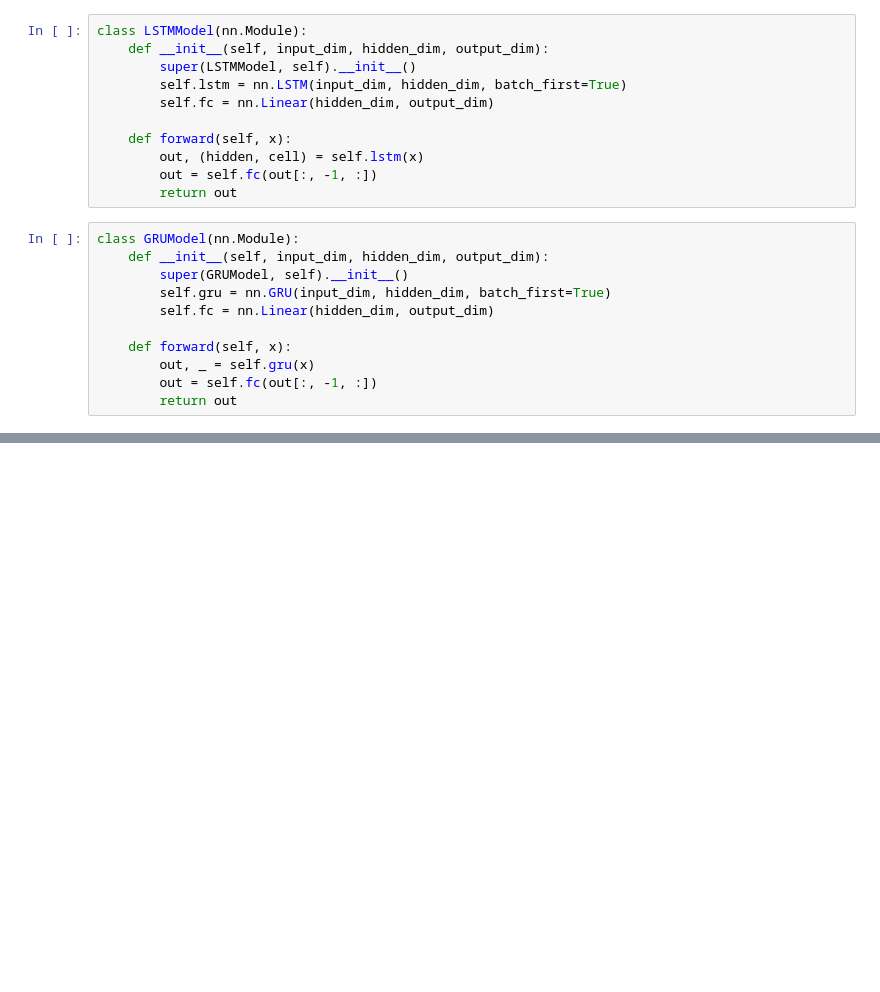
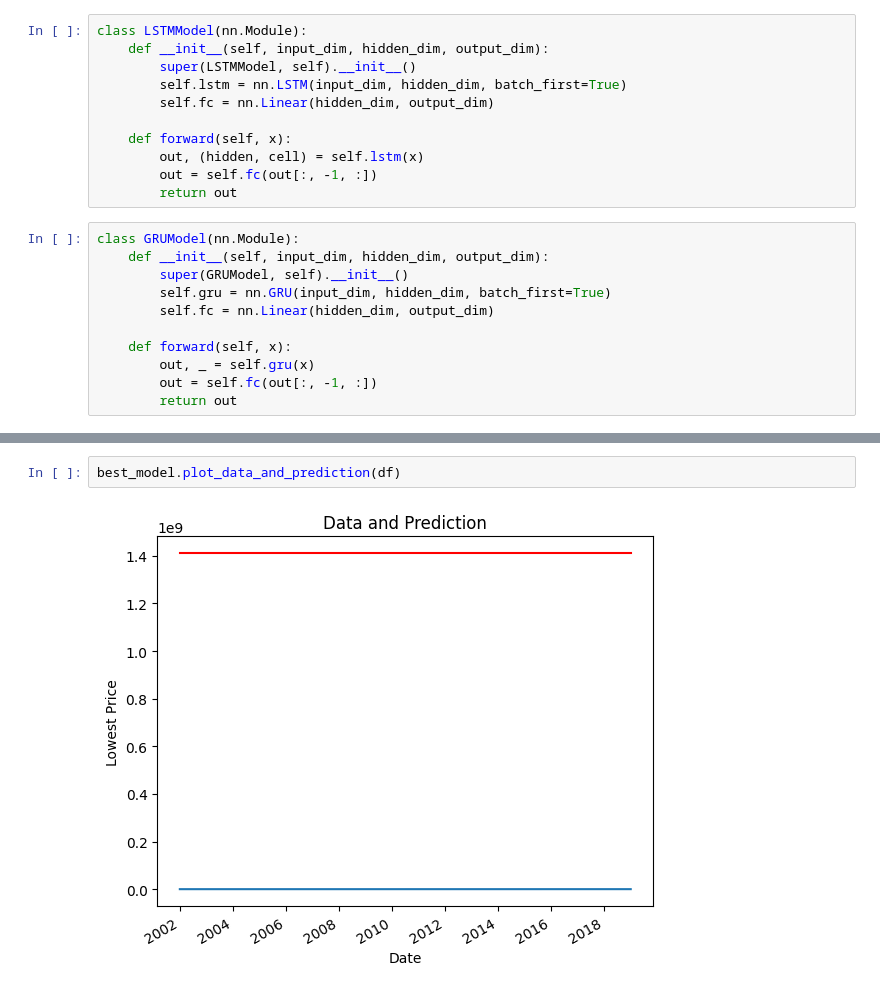
Before and after one commit to Mage-Knight/Intelligent_decision_support_systems, a Jupyter notebook: Lab2/idss-lab-2.ipynb, the cells around one changed output, grey strips where cells are left out. Drawn from its saved outputs; the diff is of its cells as text; blank space fills up the shorter version.

```diff
--- a/Lab2/idss-lab-2.ipynb
+++ b/Lab2/idss-lab-2.ipynb
@@ -251,0 +314,4 @@ Best parameters found: (20, 10, 10, 16), with validation loss: 23828.55771484375
+# %%
+best_model.plot_data_and_prediction(df)
+# %% [output]
+[figure, added]
```
Also changed, not shown: parts of 11 cells of this notebook, 2 other files.
